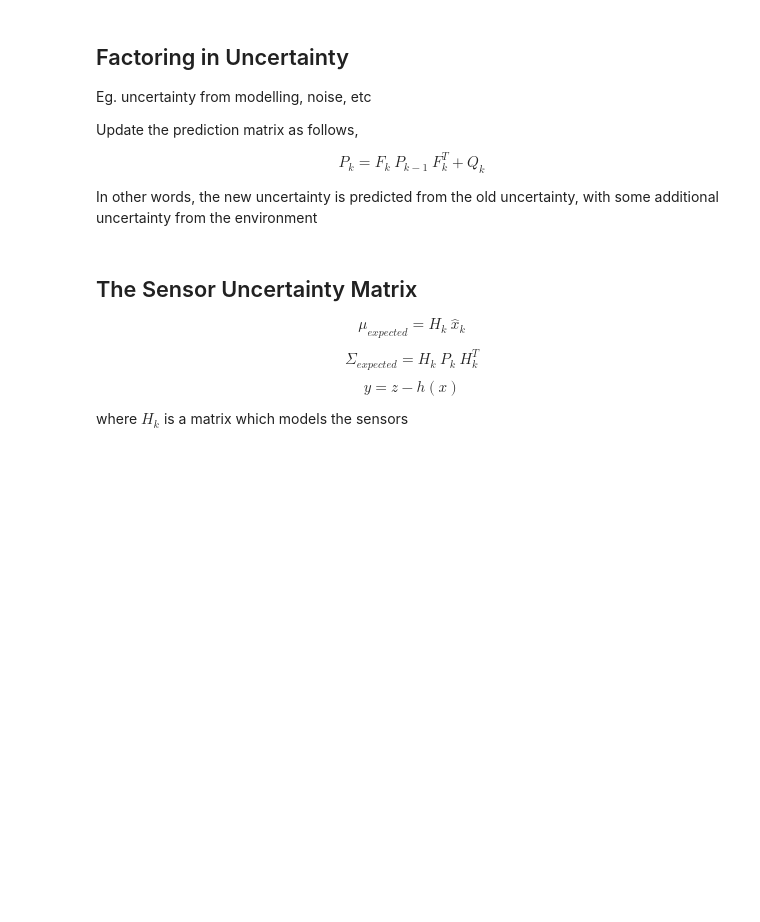
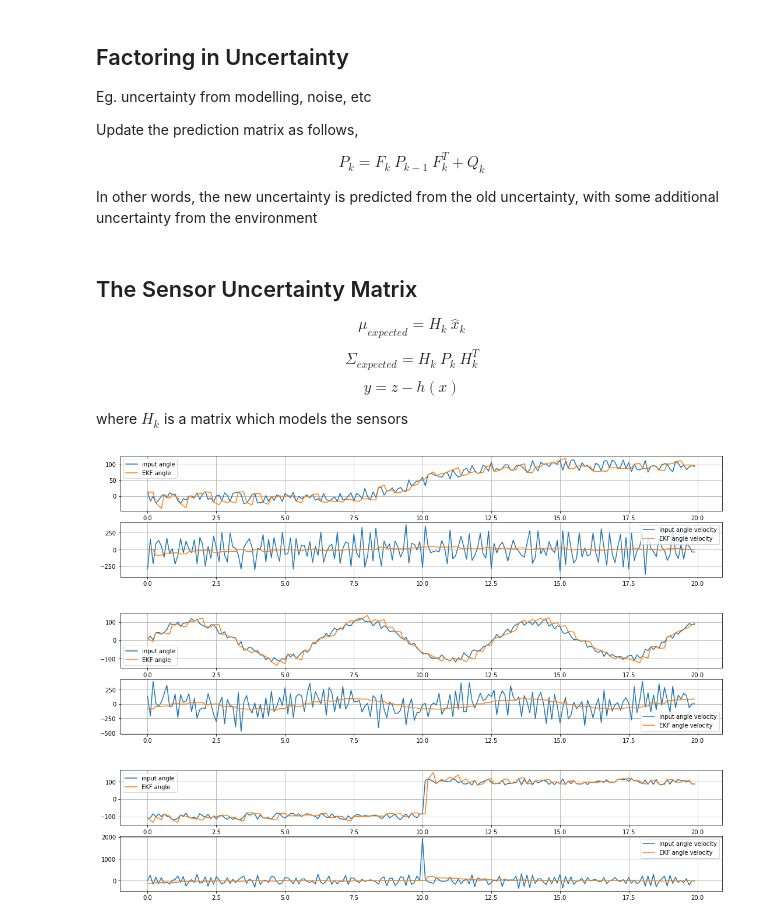
Before and after one commit to alknemeyer/EEE4022S-Thesis-Project, a Jupyter notebook: Final code/extended_kalman_filter.ipynb, the cells around one changed output. Saved outputs shown, nothing was run; the diff lists cells and outputs as text; code cells hidden in the pictures; blank space fills up the shorter version.

```diff
--- a/Final code/extended_kalman_filter.ipynb
+++ b/Final code/extended_kalman_filter.ipynb
@@ -77,7 +77,7 @@ class ExtendedKalmanFilter():
         self.Ts = Ts
 
         self.x = np.array([0, 0])
-        self.P = np.eye(2)
+        self.P = 100*np.eye(2)
         self.F = np.array([[1, Ts],
                            [0,  1]])
         self.Q = Q
@@ -93,7 +93,7 @@ class ExtendedKalmanFilter():
         """
         self.x = self.F @ self.x
 #         print(f'before: self.P = {self.P}')
-        self.P = (self.F @ self.P @ self.F.T) + np.array([[0.1, 0], [0, self.Q]])
+        self.P = (self.F @ self.P @ self.F.T) #+ np.array([[self.Q, 0], [0, self.Q/10]])
 #         self.P = (self.F @ self.P @ self.F.T) + self.Q
 #         self.P = (self.F @ self.P @ self.F.T) + np.eye(2)*self.Q
 #         print(f'after: self.P = {self.P}')
@@ -111,7 +111,7 @@ class ExtendedKalmanFilter():
         """
         y = z - self.h(self.x)
         _h_dash = self.h_dash(self.x)
-        H = np.array([_h_dash, 1])
+        H = np.array([_h_dash, 0])
 
         K = (self.P @ H.T) /(H @ self.P @ H.T + self.R)
         self.x = self.x  +  K * y
@@ -127,6 +127,21 @@ class ExtendedKalmanFilter():
 
     def h_dash(self, x):
         return 1#(1/np.cos(x[0]))**2 / np.tan(self.camera_FOV_rad/2)
-
-    def get_predictions(self):
-        return self.x
+# %%
+EKF = ExtendedKalmanFilter(Ts=0.1, Q=0.5, R=1.5)
+
+def noise(scale): return (np.random.random() - 0.5)*scale
+def ref_sin(t, sim_time): return 100*np.sin(t) + noise(40)
+def ref_step(t, sim_time): return -100 + 200*(t > sim_time/2) + noise(40)
+def ref_sigmoid(t, sim_time): return 100/(1 + 3**(-t + sim_time/2)) - 5 + noise(40)
+
+P_sig = sim_and_plot_EKF(EKF, ref_sigmoid, T_nn=0.3, sim_time=20)
+P_sin = sim_and_plot_EKF(EKF, ref_sin, T_nn=0.3, sim_time=20)
+P_step = sim_and_plot_EKF(EKF, ref_step, T_nn=0.3, sim_time=20)
+
+# angle += (np.random.random() - 0.5)/2
+# if len(angle_arr) > 0: angle = (angle + angle_arr[-1])/2
+# %% [output]
+[figure, added]
+[figure, added]
+[figure, added]
```
Also changed, not shown: parts of 3 cells of this notebook, 10 other files.
